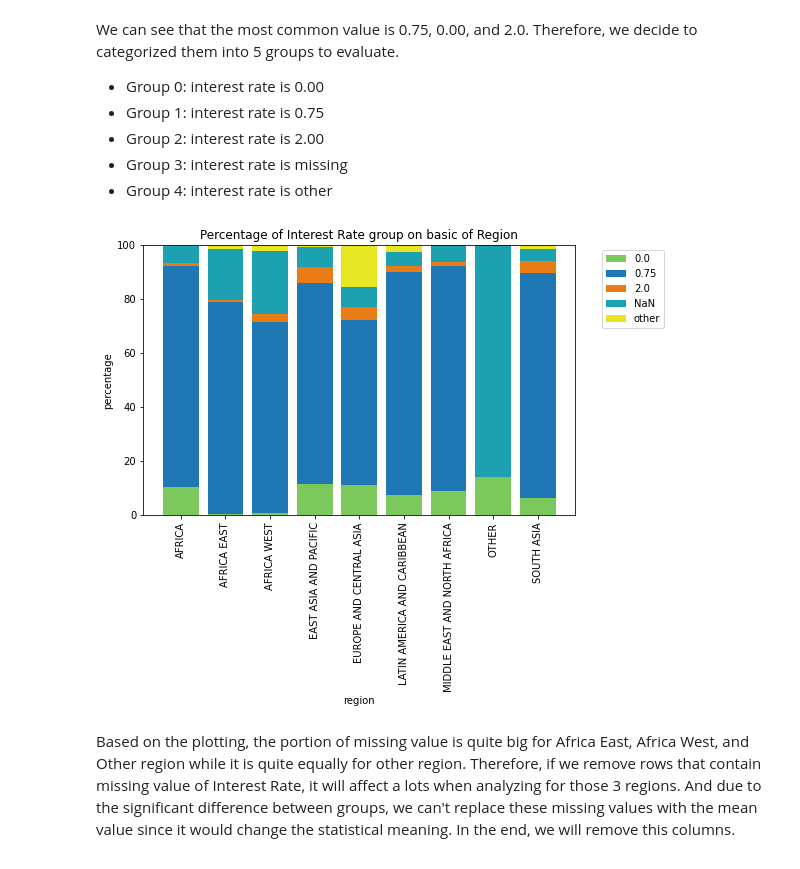
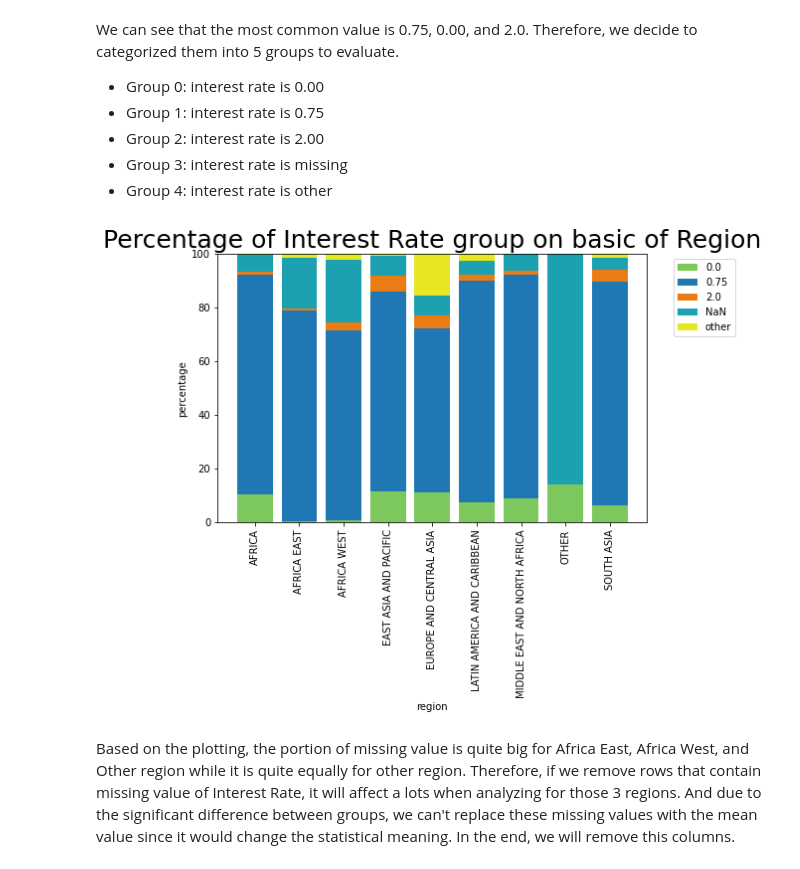
Before and after one commit to vuchau8592/project_data_tidy, a Jupyter notebook: Tidy_dataset.ipynb, the cells around one changed output. Cells and saved outputs as stored; diff of their text form; code cells hidden in the pictures.

Commit message:
adjust title distance and size

```diff
--- a/Tidy_dataset.ipynb
+++ b/Tidy_dataset.ipynb
@@ -380,21 +380,21 @@ for i in c.columns:
 # %%
 # plot the bar stacked
 r = np.arange(len(group))
 fig = plt.figure(figsize=(10,5))
 ax = fig.add_axes([0.1, 0.1, 0.6, 0.75])
 b1=plt.bar(r,bar[0], color = '#7DC85D')
 b2=plt.bar(r,bar[1], bottom=[sum(x) for x in zip(*bar[:1])])
 b3=plt.bar(r,bar[2], bottom=[sum(x) for x in zip(*bar[:2])], color = '#EA7C15')
 b4=plt.bar(r,bar[3], bottom=[sum(x) for x in zip(*bar[:3])], color = '#1DA0AF')
 b5=plt.bar(r,bar[4], bottom=[sum(x) for x in zip(*bar[:4])], color = '#E6E622')
 plt.xticks(r, group, rotation=90)
 plt.xlabel("region")
 plt.ylabel("percentage")
 plt.legend((b1[0],b2[0],b3[0],b4[0],b5[0]),(0.0,0.75,2.0,'NaN','other'),bbox_to_anchor=(1.05, 1))
-plt.title("Percentage of Interest Rate group on basic of Region")
+plt.title("Percentage of Interest Rate group on basic of Region", fontsize=25)
 plt.show()
 # %% [output]
-[figure, old version]
+[figure, new version]
 # %% [markdown]
 Based on the plotting, the portion of missing value is quite big for Africa East, Africa West, and Other region while it is quite equally for other region. Therefore, if we remove rows that contain missing value of Interest Rate, it will affect a lots when analyzing for those 3 regions. And due to the significant difference between groups, we can't replace these missing values with the mean value since it would change the statistical meaning. In the end, we will remove this columns.
 # %%
```
Also changed, not shown: parts of 4 cells of this notebook.
